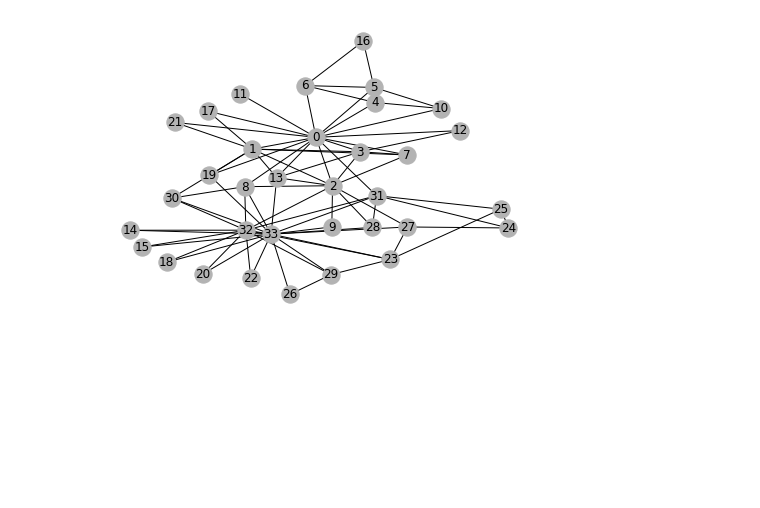
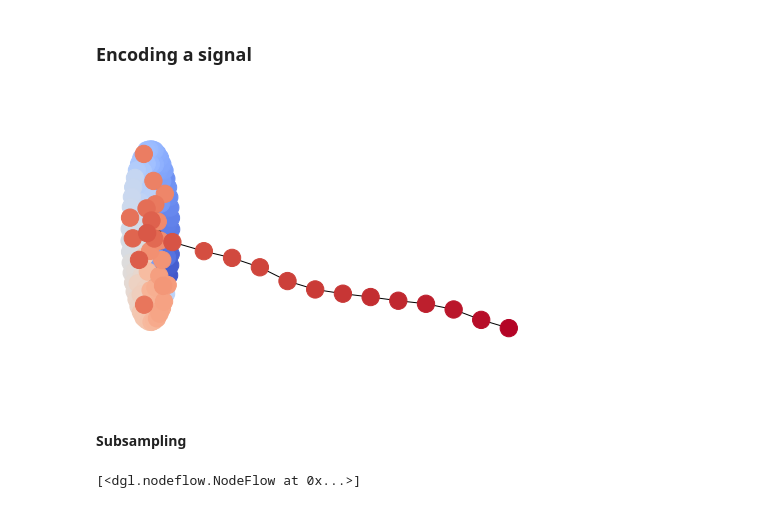
Before and after one commit to Axeln78/SpectralDGL, a Jupyter notebook: Laplacian_notebook/Laplacian.ipynb, the cells around one changed output. Cells and saved outputs as stored; diff of their text form; code cells hidden in the pictures; blank space fills up the shorter version.

Commit message:
Signal over graph resolved

```diff
--- a/Laplacian_notebook/Laplacian.ipynb
+++ b/Laplacian_notebook/Laplacian.ipynb
@@ -33,0 +20,13 @@ def build_karate_club_graph():
+# %%
+# ELSE
+G, label = dataset[30]
+
+# CORA
+#G = dgl.DGLGraph(dataset.graph)
+#labels = torch.tensor(dataset.labels)
+
+fig, ax = plt.subplots()
+nx.draw(G.to_networkx(), ax=ax)
+ax.set_title('Class: {:d}'.format(label))
+plt.show()
+pass
@@ -34,5 +37,5 @@ def build_karate_club_graph():
 # %%
-G = build_karate_club_graph()
 print('We have %d nodes.' % G.number_of_nodes())
+Nnodes = G.number_of_nodes()
 print('We have %d edges.' % G.number_of_edges())
 # %% [output]
@@ -41,10 +48,24 @@ We have 156 edges.
+# %% [markdown]
+### Encoding a signal
+# %%
+G.ndata['x'] = torch.arange(Nnodes)
+# %%
+# Fancy signal
+#def signal(nodes): return {'x': torch.sin(nodes.data['x'].type(torch.DoubleTensor) )/nodes.data['x'].type(torch.DoubleTensor) +1}
+
+# EZ signal
+def signal(nodes): return {'x': nodes.data['x']+1}
+G.apply_nodes(func=signal)
 # %%
 # Since the actual graph is undirected, we convert it for visualization
 # purpose.
 nx_G = G.to_networkx().to_undirected()
 # Kamada-Kawaii layout usually looks pretty for arbitrary graphs
 pos = nx.kamada_kawai_layout(nx_G)
-nx.draw(nx_G, pos, with_labels=True, node_color=[[.7, .7, .7]])
+nx.draw(nx_G, pos, with_labels=False, cmap=plt.get_cmap('coolwarm'),
+                     node_color= G.ndata['x'],)
 pass
 # %% [output]
-[figure, old version]
+[figure, new version]
+# %% [markdown]
+#### Subsampling
@@ -50,0 +74,4 @@ pass
+# %%
+sample.fetch(1)
+# %% [output]
+[<dgl.nodeflow.NodeFlow at 0x...>]
```
Also changed, not shown: parts of 14 cells of this notebook.
